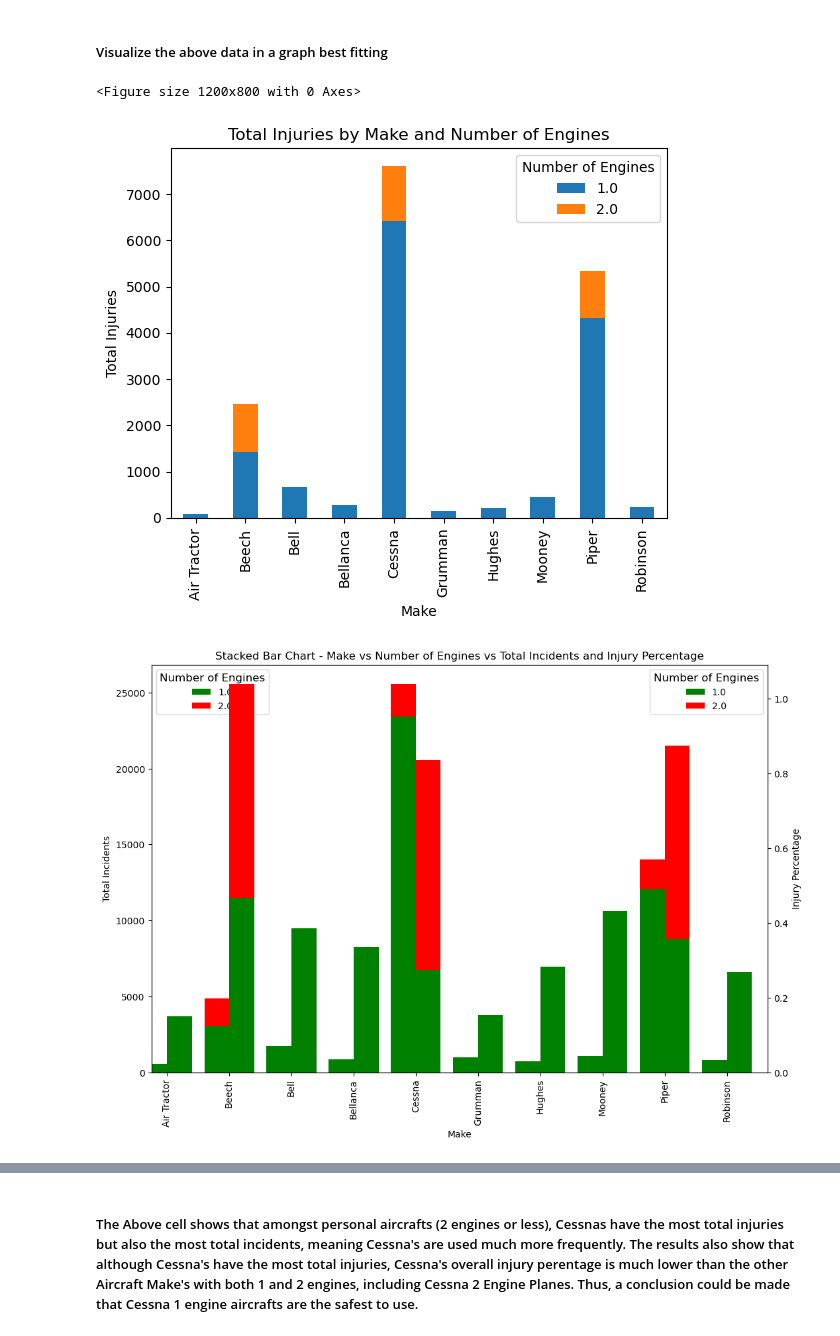
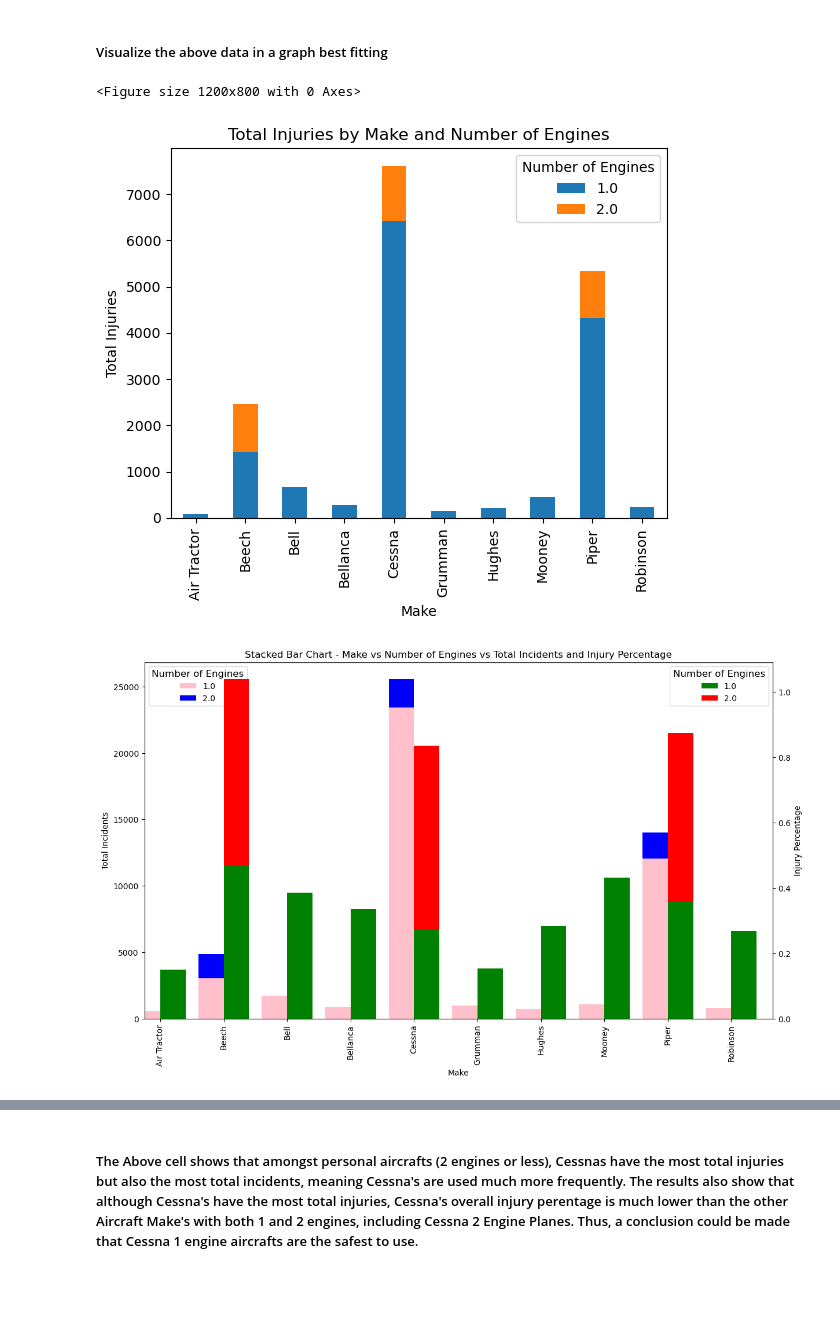
Before and after one commit to nealiyer88/Aviation-Data, a Jupyter notebook: student.ipynb, the cells around one changed output, grey strips where cells are left out. Saved outputs shown, nothing was run; the diff lists cells and outputs as text; code cells hidden in the pictures; blank space fills up the shorter version.

```diff
--- a/student.ipynb
+++ b/student.ipynb
@@ -356,43 +353,43 @@ plt.show()
 pivot_df2 = sum_outcome.pivot_table(index='Make', columns='Number.of.Engines', values=['Total Incidents', 'Injury Percentage'], aggfunc='sum', fill_value=0)
 
 # Plot the stacked bar chart with secondary y-axis for Injury Percentage
-fig, ax1 = plt.subplots(figsize=(12, 8))
+fig, ax1 = plt.subplots(figsize=(14, 8))
 
 # Plot Total Incidents on primary y-axis
-pivot_df2['Total Incidents'].plot(kind='bar', stacked=True, ax=ax1, color=['green', 'red'], position=1, width=0.4)
+pivot_df2['Total Incidents'].plot(kind='bar', stacked=True, ax=ax1, color=['pink', 'blue'], position=1, width=0.4)
 
 # Create a secondary y-axis for Injury Percentage
 ax2 = ax1.twinx()
 pivot_df2['Injury Percentage'].plot(kind='bar', stacked=True, ax=ax2, color=['green', 'red'], position=0, width=0.4)
 
 # Set labels and title
 ax1.set_title('Stacked Bar Chart - Make vs Number of Engines vs Total Incidents and Injury Percentage')
 ax1.set_xlabel('Make')
 ax1.set_ylabel('Total Incidents', color='black')
 ax2.set_ylabel('Injury Percentage', color='black')
 
 # Set legends
 ax1.legend(title='Number of Engines', title_fontsize='12', loc='upper left')
 ax2.legend(title='Number of Engines', title_fontsize='12', loc='upper right')
 
 plt.show()
 
 # Plot 3: Stacked Bar Graph for Injury Percentage
 # Create a stacked bar graph
 pivot_df3 = sum_outcome.pivot(index='Make', columns='Number.of.Engines', values='Injury Percentage')
 pivot_df3.plot(kind='bar', stacked=True, colormap='viridis')
 
 # Add labels and title
 plt.xlabel('Make')
 plt.ylabel('Injury Percentage')
 plt.title('Stacked Bar Graph of Make, Number of Engines, and Injury Percentage')
 
 # Show the plot
 plt.show()
 # %% [output]
 <Figure size 1200x800 with 0 Axes>
 [figure]
-[figure, old version]
+[figure, new version]
 [figure]
 # %% [markdown]
 ##### The Above cell shows that amongst personal aircrafts (2 engines or less), Cessnas have the most total injuries but also the most total incidents, meaning Cessna's are used much more frequently.  The results also show that although Cessna's have the most total injuries, Cessna's overall injury perentage is much lower than the other Aircraft Make's with both 1 and 2 engines, including Cessna 2 Engine Planes. Thus, a conclusion could be made that Cessna 1 engine aircrafts are the safest to use.
```
Also changed, not shown: parts of 6 cells of this notebook, 1 other file.
